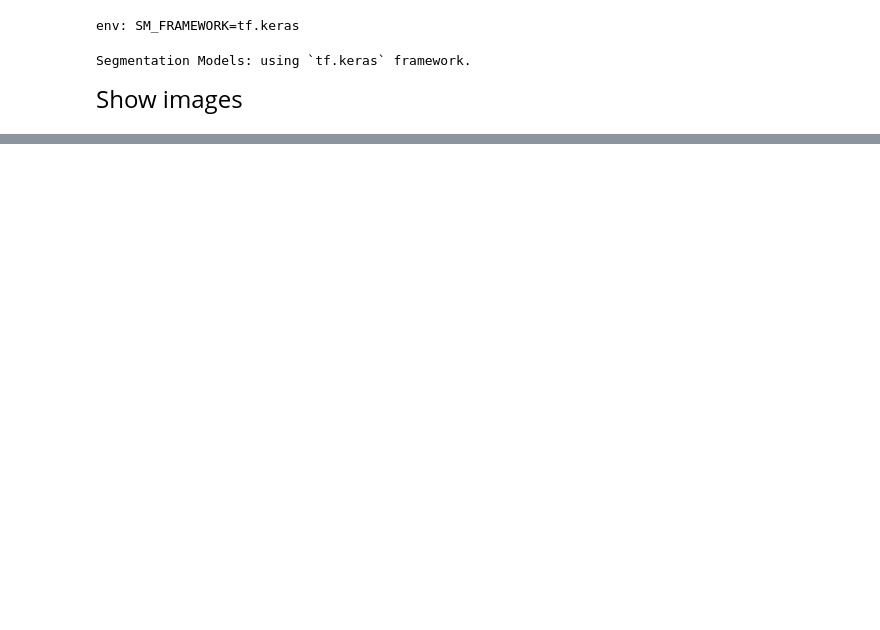
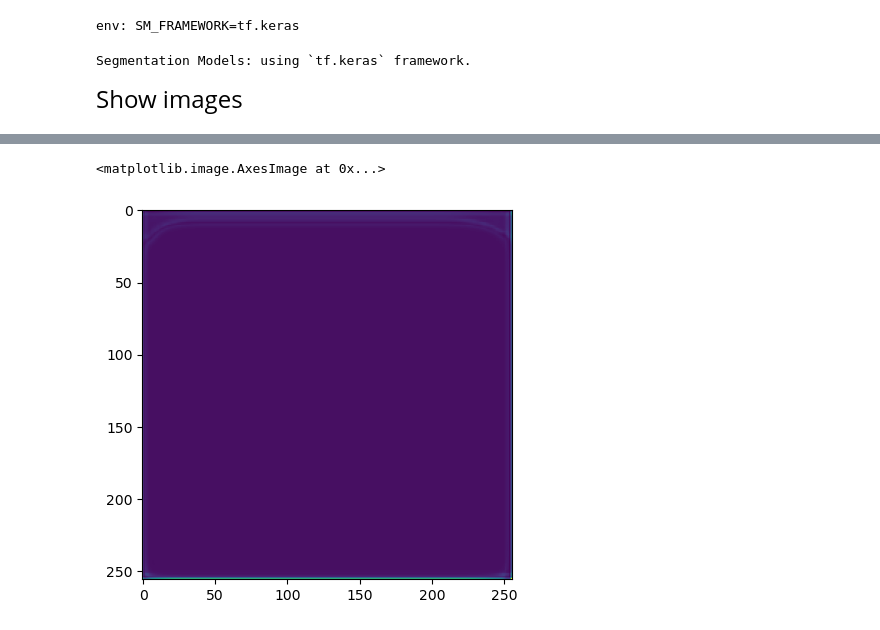
Before and after one commit to AlexTsikhun/Quantum-internship-task-4, a Jupyter notebook: notebooks/train-unet-soil-erosion.ipynb, the cells around one changed output, grey strips where cells are left out. Saved outputs shown, nothing was run; the diff lists cells and outputs as text; code cells hidden in the pictures; blank space fills up the shorter version.

```diff
--- a/notebooks/train-unet-soil-erosion.ipynb
+++ b/notebooks/train-unet-soil-erosion.ipynb
@@ -203,11 +220,14 @@ plt.imshow(y_train[test_img_number], cmap='gray')
 # %%
 # # Resize the image to (256, 256)
 # resized_img = cv2.resize(mask1, (256, 256))
 
 # # Convert the image to grayscale
 # # gray_img = cv2.cvtColor(resized_img, cv2.COLOR_BGR2GRAY)
-prediction[prediction < 0.5] = 0
-prediction[prediction > 0.5] = 1
+# prediction[prediction < 0.5] = 0
+# prediction[prediction > 0.5] = 1
 
 prediction_image = prediction.reshape((256, 256))
 plt.imshow(prediction_image)
+# %% [output]
+<matplotlib.image.AxesImage at 0x...>
+[figure, added]
```
Also changed, not shown: parts of 43 cells of this notebook.
